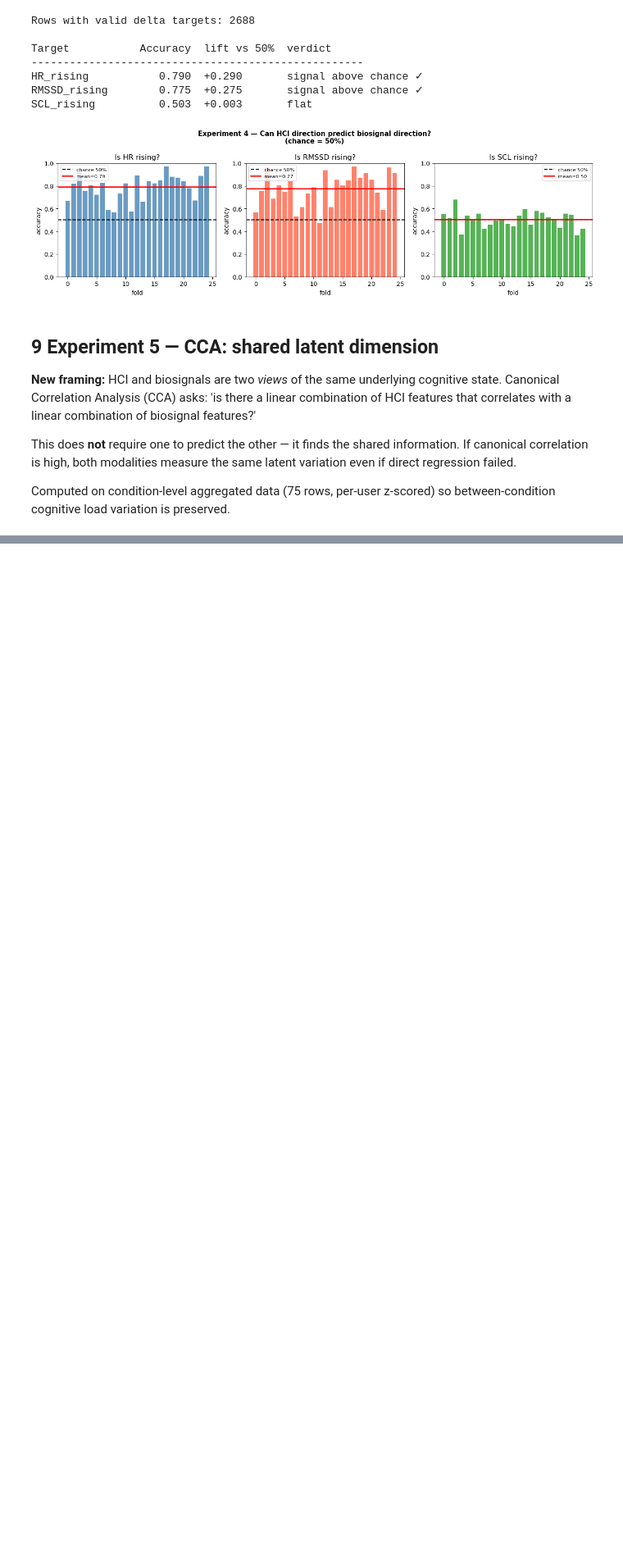
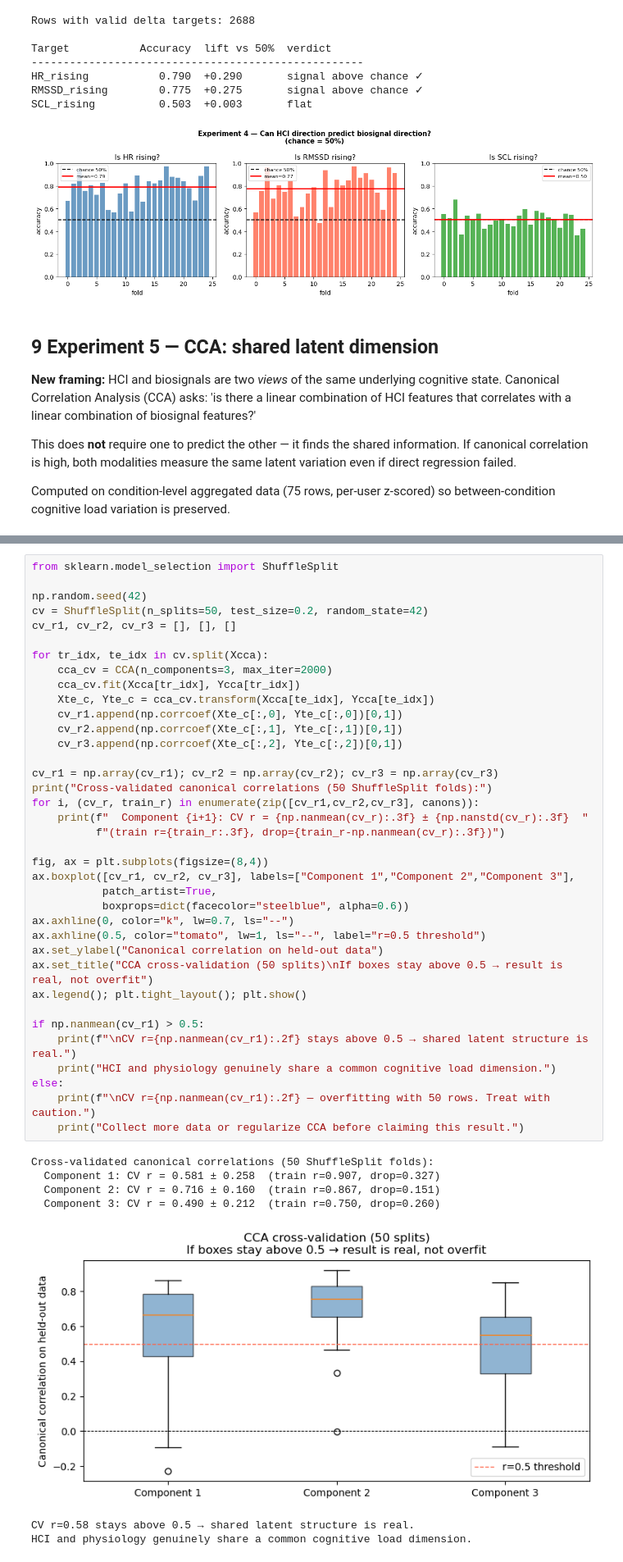
Before and after one commit to PPP-Attention-Adaptive-Manager/Biosignals_study, a Jupyter notebook: analyse_cogload.ipynb, the cells around one changed output, grey strips where cells are left out. Shown at 82% size. Saved outputs shown, nothing was run; the diff lists cells and outputs as text; blank space fills up the shorter version.

```diff
--- a/analyse_cogload.ipynb
+++ b/analyse_cogload.ipynb
@@ -736,0 +742,45 @@ INTERPRETATION:
+# %%
+from sklearn.model_selection import ShuffleSplit
+
+np.random.seed(42)
+cv = ShuffleSplit(n_splits=50, test_size=0.2, random_state=42)
+cv_r1, cv_r2, cv_r3 = [], [], []
+
+for tr_idx, te_idx in cv.split(Xcca):
+    cca_cv = CCA(n_components=3, max_iter=2000)
+    cca_cv.fit(Xcca[tr_idx], Ycca[tr_idx])
+    Xte_c, Yte_c = cca_cv.transform(Xcca[te_idx], Ycca[te_idx])
+    cv_r1.append(np.corrcoef(Xte_c[:,0], Yte_c[:,0])[0,1])
+    cv_r2.append(np.corrcoef(Xte_c[:,1], Yte_c[:,1])[0,1])
+    cv_r3.append(np.corrcoef(Xte_c[:,2], Yte_c[:,2])[0,1])
+
+cv_r1 = np.array(cv_r1); cv_r2 = np.array(cv_r2); cv_r3 = np.array(cv_r3)
+print("Cross-validated canonical correlations (50 ShuffleSplit folds):")
+for i, (cv_r, train_r) in enumerate(zip([cv_r1,cv_r2,cv_r3], canons)):
+    print(f"  Component {i+1}: CV r = {np.nanmean(cv_r):.3f} ± {np.nanstd(cv_r):.3f}  "
+          f"(train r={train_r:.3f}, drop={train_r-np.nanmean(cv_r):.3f})")
+
+fig, ax = plt.subplots(figsize=(8,4))
+ax.boxplot([cv_r1, cv_r2, cv_r3], labels=["Component 1","Component 2","Component 3"],
+           patch_artist=True,
+           boxprops=dict(facecolor="steelblue", alpha=0.6))
+ax.axhline(0, color="k", lw=0.7, ls="--")
+ax.axhline(0.5, color="tomato", lw=1, ls="--", label="r=0.5 threshold")
+ax.set_ylabel("Canonical correlation on held-out data")
+ax.set_title("CCA cross-validation (50 splits)\nIf boxes stay above 0.5 → result is real, not overfit")
+ax.legend(); plt.tight_layout(); plt.show()
+
+if np.nanmean(cv_r1) > 0.5:
+    print(f"\nCV r={np.nanmean(cv_r1):.2f} stays above 0.5 → shared latent structure is real.")
+    print("HCI and physiology genuinely share a common cognitive load dimension.")
+else:
+    print(f"\nCV r={np.nanmean(cv_r1):.2f} — overfitting with 50 rows. Treat with caution.")
+    print("Collect more data or regularize CCA before claiming this result.")
+# %% [output]
+Cross-validated canonical correlations (50 ShuffleSplit folds):
+  Component 1: CV r = 0.581 ± 0.258  (train r=0.907, drop=0.327)
+  Component 2: CV r = 0.716 ± 0.160  (train r=0.867, drop=0.151)
+  Component 3: CV r = 0.490 ± 0.212  (train r=0.750, drop=0.260)
+[figure, added]
+CV r=0.58 stays above 0.5 → shared latent structure is real.
+HCI and physiology genuinely share a common cognitive load dimension.
```
Also changed, not shown: parts of 27 cells of this notebook, 1 other file.
